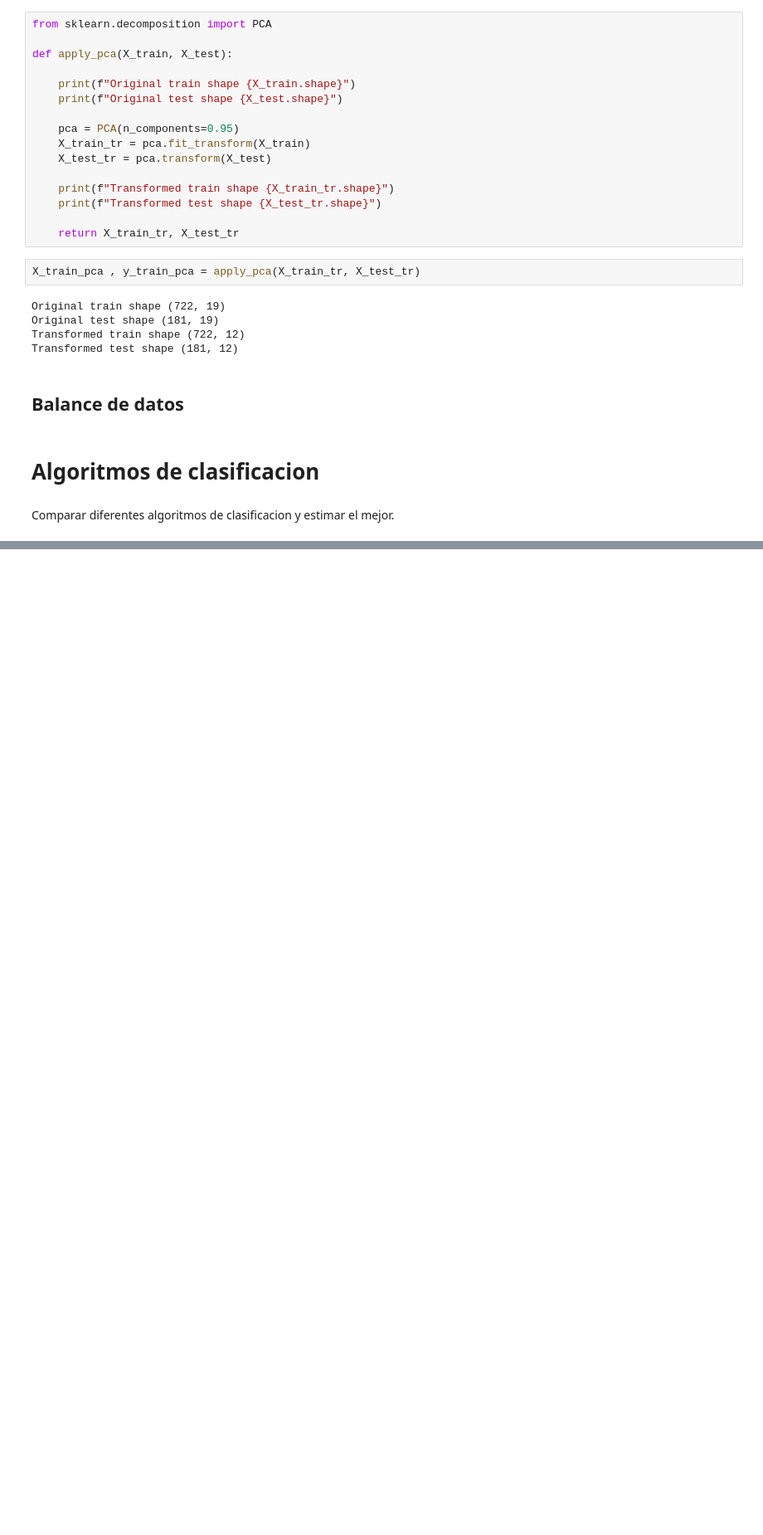
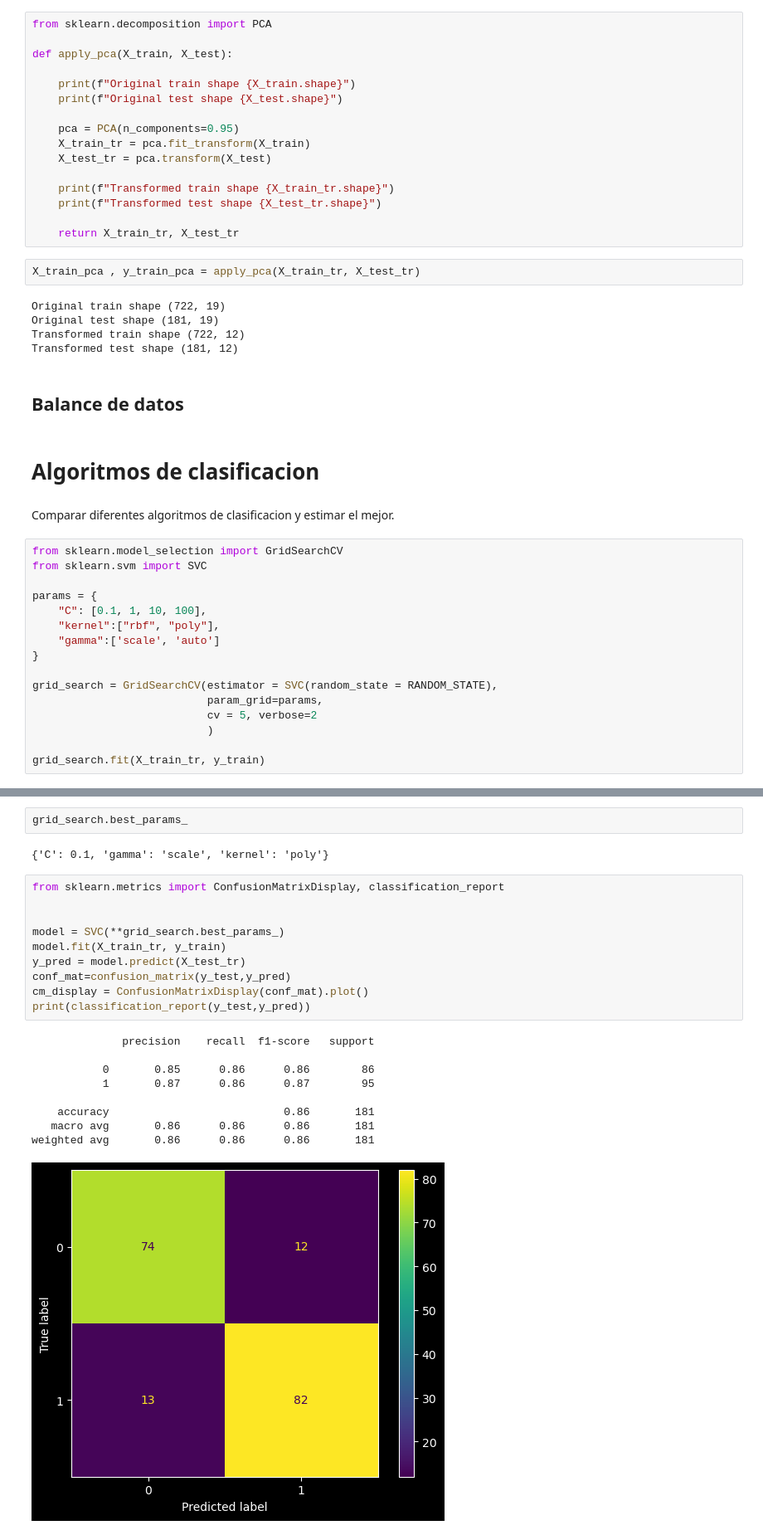
Before and after one commit to magpex13/heart-disease-classification, a Jupyter notebook: PREDICCION_DE_ENFERMEDADES_CARDIACAS.ipynb, the cells around one changed output, grey strips where cells are left out. Shown at 83% size. Saved outputs shown, nothing was run; the diff lists cells and outputs as text; blank space fills up the shorter version.

Commit message:
classification models

```diff
--- a/PREDICCION_DE_ENFERMEDADES_CARDIACAS.ipynb
+++ b/PREDICCION_DE_ENFERMEDADES_CARDIACAS.ipynb
@@ -512,3 +516,19 @@ Transformed test shape (181, 12)
 # **Algoritmos de clasificacion**
 # %% [markdown]
 Comparar diferentes algoritmos de clasificacion y estimar el mejor.
+# %%
+from sklearn.model_selection import GridSearchCV
+from sklearn.svm import SVC
+
+params = {
+    "C": [0.1, 1, 10, 100],
+    "kernel":["rbf", "poly"],
+    "gamma":['scale', 'auto']
+}
+
+grid_search = GridSearchCV(estimator = SVC(random_state = RANDOM_STATE),
+                           param_grid=params,
+                           cv = 5, verbose=2
+                           )
+
+grid_search.fit(X_train_tr, y_train)
@@ -514,0 +557,24 @@ Comparar diferentes algoritmos de clasificacion y estimar el mejor.
+# %%
+grid_search.best_params_
+# %% [output]
+{'C': 0.1, 'gamma': 'scale', 'kernel': 'poly'}
+# %%
+from sklearn.metrics import ConfusionMatrixDisplay, classification_report
+
+
+model = SVC(**grid_search.best_params_)
+model.fit(X_train_tr, y_train)
+y_pred = model.predict(X_test_tr)
+conf_mat=confusion_matrix(y_test,y_pred)
+cm_display = ConfusionMatrixDisplay(conf_mat).plot()
+print(classification_report(y_test,y_pred))
+# %% [output]
+              precision    recall  f1-score   support
+
+           0       0.85      0.86      0.86        86
+           1       0.87      0.86      0.87        95
+
+    accuracy                           0.86       181
+   macro avg       0.86      0.86      0.86       181
+weighted avg       0.86      0.86      0.86       181
+[figure, added]
```
Also changed, not shown: parts of 13 cells of this notebook.
